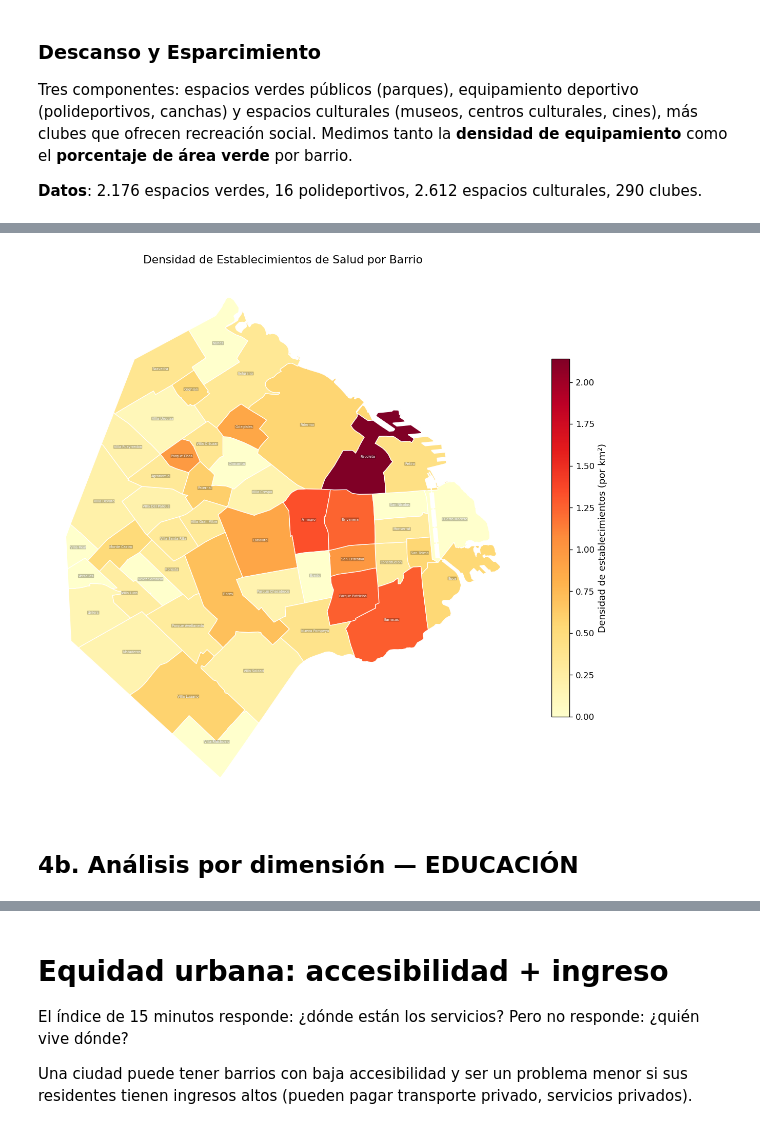
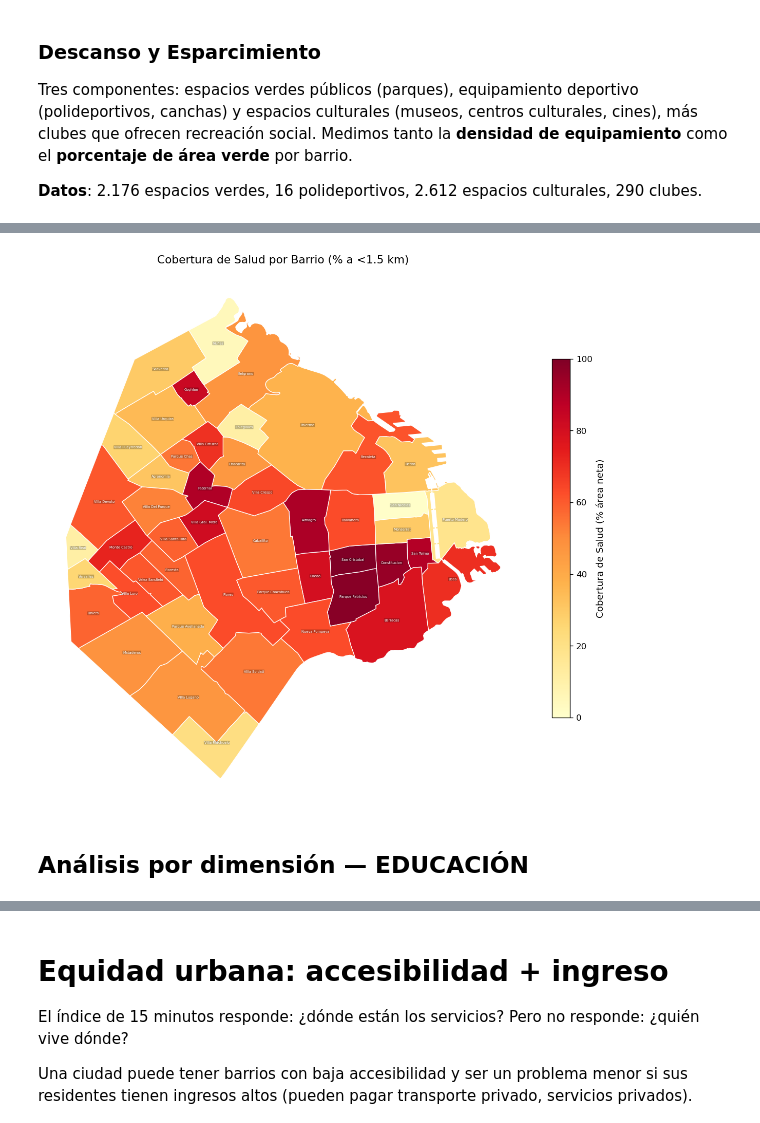
Before and after one commit to gpirujo/bsas-ciudad-15min, a Jupyter notebook: buenos_aires_ciudad_15_minutos_v3.ipynb, the cells around one changed output, grey strips where cells are left out. Cells and saved outputs as stored; diff of their text form; code cells hidden in the pictures.

```diff
--- a/buenos_aires_ciudad_15_minutos_v3.ipynb
+++ b/buenos_aires_ciudad_15_minutos_v3.ipynb
@@ -93,0 +156,31 @@ plt.show()
+# %%
+# Mapa de áreas netas (excluyendo espacios verdes)
+# Visualización: qué área de cada barrio es realmente residencial/urbana
+
+# Crear GeoDataFrame con las geometrías netas
+gdf_neto = gpd.GeoDataFrame(
+    barrios[["BARRIO", "COMUNA"]].copy(),
+    geometry=[barrios_neto_dict[name] for name in barrios["BARRIO"]],
+    crs=CRS_METRIC
+)
+
+# Convertir a coordenadas geográficas para visualización
+gdf_neto = gdf_neto.to_crs(CRS_GEO)
+
+fig, ax = plt.subplots(figsize=(10, 10))
+gdf_neto.plot(ax=ax, edgecolor="white", facecolor="#e8d4b8", linewidth=0.6)
+
+# Anotar cada barrio con su nombre
+for _, row in gdf_neto.iterrows():
+    c = row.geometry.centroid
+    ax.text(c.x, c.y, row["BARRIO"].title(), ha="center", va="center",
+            fontsize=4.5, color="#222", wrap=True)
+
+ax.set_title("Buenos Aires — Áreas Netas por Barrio\n(Excluyendo Espacios Verdes Públicos)",
+             fontsize=13, pad=12)
+ax.axis("off")
+plt.tight_layout()
+plt.show()
+
+print("Nota: Las áreas en blanco representan espacios verdes públicos excluidos del análisis.")
+print("La cobertura de servicios se calcula sobre el área neta (en beige).")
@@ -331,25 +481,25 @@ Top 10 barrios por densidad de salud (establecimientos por km²):
 # %%
-# Mapa coroplético — Densidad de establecimientos de salud
+# Mapa coroplético — Índice de cobertura de salud (15 minutos)
 
-gdf_salud = barrios.merge(salud_summary[["BARRIO", "densidad_salud"]], on="BARRIO")
+gdf_salud = barrios.merge(df[["BARRIO", "dim_salud"]], on="BARRIO")
 
 fig, ax = plt.subplots(figsize=(10, 10))
 gdf_salud.plot(
-    column="densidad_salud", cmap="YlOrRd", legend=True, ax=ax,
+    column="dim_salud", vmin=0, vmax=100, cmap="YlOrRd", legend=True, ax=ax,
     edgecolor="white", linewidth=0.8,
-    legend_kwds={"label": "Densidad de establecimientos (por km²)", "shrink": 0.6}
+    legend_kwds={"label": "Cobertura de Salud (% área neta)", "shrink": 0.6}
 )
 for _, row in gdf_salud.iterrows():
     c = row.geometry.centroid
     ax.text(c.x, c.y, row["BARRIO"].title(),
             ha="center", va="center", fontsize=4, color="white",
             bbox=dict(boxstyle="round,pad=0.1", fc="black", alpha=0.25, lw=0))
-ax.set_title("Densidad de Establecimientos de Salud por Barrio", fontsize=13, pad=12)
+ax.set_title("Cobertura de Salud por Barrio (% a <1.5 km)", fontsize=13, pad=12)
 ax.axis("off")
 plt.tight_layout()
 plt.show()
 # %% [output]
-[figure, old version]
+[figure, new version]
 # %% [markdown]
-## 4b. Análisis por dimensión — EDUCACIÓN
+## Análisis por dimensión — EDUCACIÓN
 # %%
```
Also changed, not shown: parts of 42 cells of this notebook.
